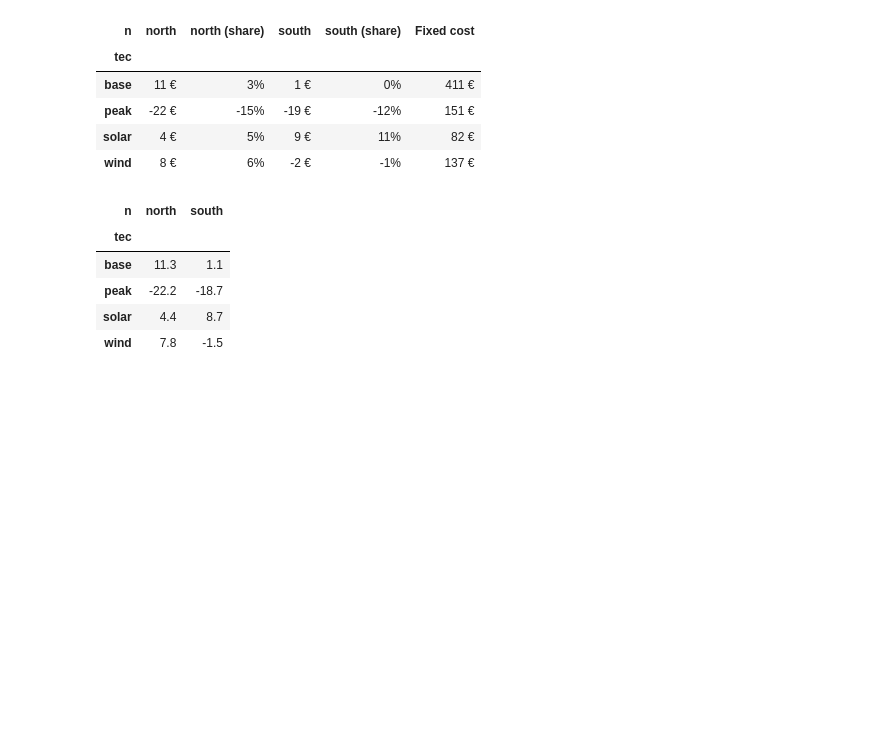
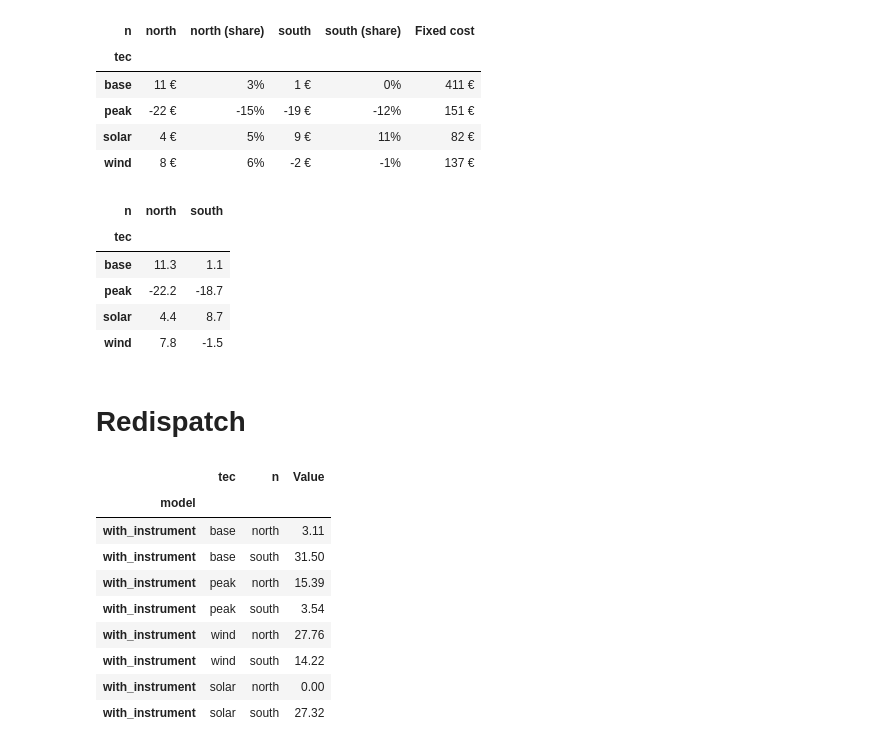
Before and after one commit to anselm-eicke/Locational-investment-signals, a Jupyter notebook: Two node models/Output/Postprocessing.ipynb, the cells around one changed output. Drawn from its saved outputs; the diff is of its cells as text; code cells hidden in the pictures; blank space fills up the shorter version.

```diff
--- a/Two node models/Output/Postprocessing.ipynb
+++ b/Two node models/Output/Postprocessing.ipynb
@@ -341,3 +340,7 @@ instr
 | peak | -22.2 | -18.7 |
 | solar | 4.4 | 8.7 |
 | wind | 7.8 | -1.5 |
+# %% [markdown]
+# Redispatch
+# %%
+cap = read_data('with_instrument', 'o_cap')
@@ -343,0 +349,13 @@ instr
+# %%
+cap
+# %% [output]
+|  | tec | n | Value |
+| model |  |  |  |
+| with_instrument | base | north | 3.11 |
+| with_instrument | base | south | 31.50 |
+| with_instrument | peak | north | 15.39 |
+| with_instrument | peak | south | 3.54 |
+| with_instrument | wind | north | 27.76 |
+| with_instrument | wind | south | 14.22 |
+| with_instrument | solar | north | 0.00 |
+| with_instrument | solar | south | 27.32 |
```
Also changed, not shown: parts of 5 cells of this notebook.
